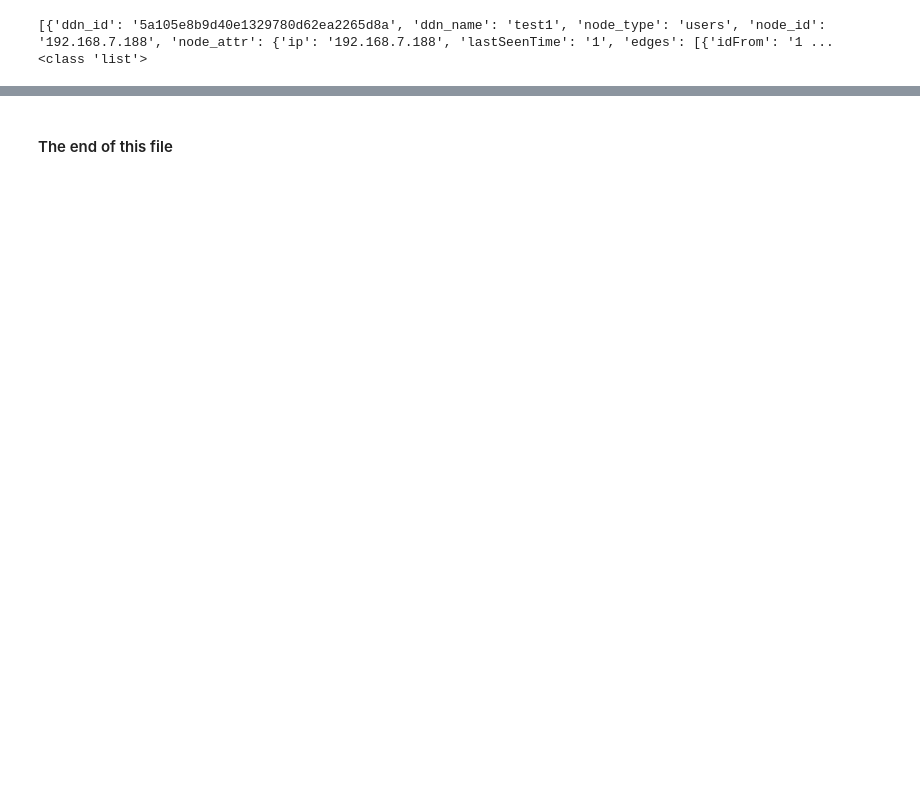
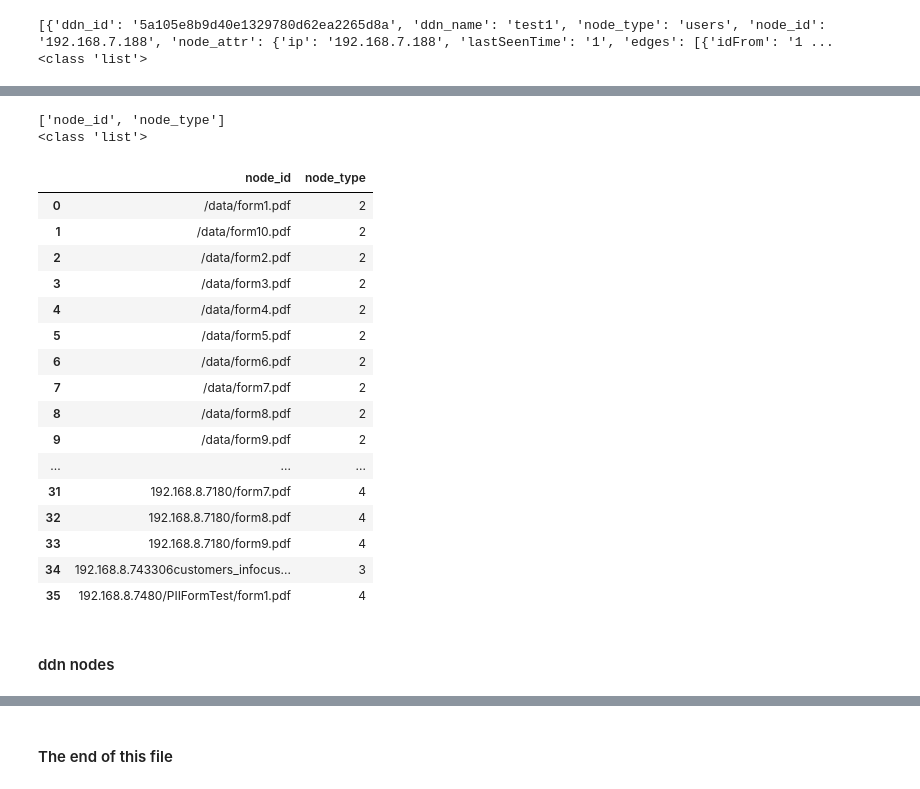
Before and after one commit to weihuacern/notebook_heliosdata, a Jupyter notebook: jupyternotebooks/test_ddn_20180628.ipynb, the cells around one changed output, grey strips where cells are left out. Saved outputs shown, nothing was run; the diff lists cells and outputs as text; code cells hidden in the pictures; blank space fills up the shorter version.

```diff
--- a/jupyternotebooks/test_ddn_20180628.ipynb
+++ b/jupyternotebooks/test_ddn_20180628.ipynb
@@ -346,0 +349,17 @@ test_edge_df
+# %%
+import pandas as pd
+from cassandra.cluster import Cluster
+
+def cs_select(cs_host_list, csql_str):
+    cluster = Cluster(cs_host_list)
+    session = cluster.connect()
+    res = session.execute(csql_str)
+    cluster.shutdown()
+    return res
+# %%
+query = "select * from api.ddn_node_linkage"
+
+res_df = pd.DataFrame(list(cs_select(['192.168.7.110', '192.168.7.111'], query)))
+res_df = res_df.groupby(['ddn_id', 'node_type'])['node_id'].count().reset_index().rename(columns={'node_id':'node_cnt'})
+print(type(res_df))
+res_df
@@ -346,0 +384,36 @@ test_edge_df
+# %%
+#query = "select * from api.user_node"
+this_ddn_id = '54d752f95f5627ffbf66731317db0d20'
+query = "select node_id, node_type from api.ddn_node_linkage where ddn_id = '" + this_ddn_id + "' allow filtering"
+
+res_df = cs_to_pandas(['192.168.7.110', '192.168.7.111'], query)
+res_df
+#print(res_df.columns.values)
+#print(type(res_df.columns.values))
+node_id_tag = "user_id"
+attr_col_names = [col_name for col_name in res_df.columns if col_name != node_id_tag]
+print(attr_col_names)
+print(type(attr_col_names))
+res_df
+# %% [output]
+['node_id', 'node_type']
+<class 'list'>
+|  | node_id | node_type |
+| 0 | /data/form1.pdf | 2 |
+| 1 | /data/form10.pdf | 2 |
+| 2 | /data/form2.pdf | 2 |
+| 3 | /data/form3.pdf | 2 |
+| 4 | /data/form4.pdf | 2 |
+| 5 | /data/form5.pdf | 2 |
+| 6 | /data/form6.pdf | 2 |
+| 7 | /data/form7.pdf | 2 |
+| 8 | /data/form8.pdf | 2 |
+| 9 | /data/form9.pdf | 2 |
+| ... | ... | ... |
+| 31 | 192.168.8.7180/form7.pdf | 4 |
+| 32 | 192.168.8.7180/form8.pdf | 4 |
+| 33 | 192.168.8.7180/form9.pdf | 4 |
+| 34 | 192.168.8.743306customers_infocus... | 3 |
+| 35 | 192.168.8.7480/PIIFormTest/form1.pdf | 4 |
+# %% [markdown]
+#### ddn nodes
```
Also changed, not shown: parts of 8 cells of this notebook, 2 other files.
